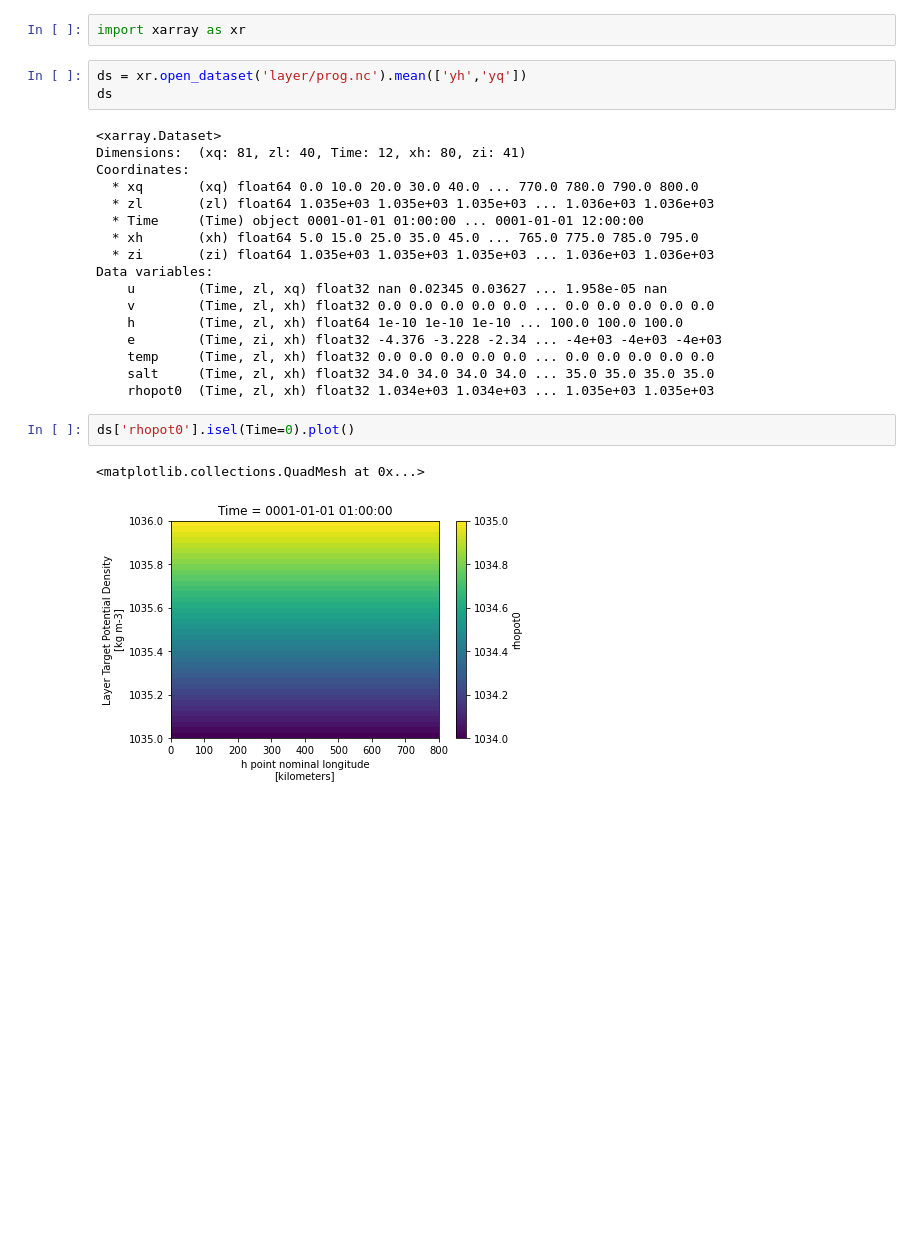
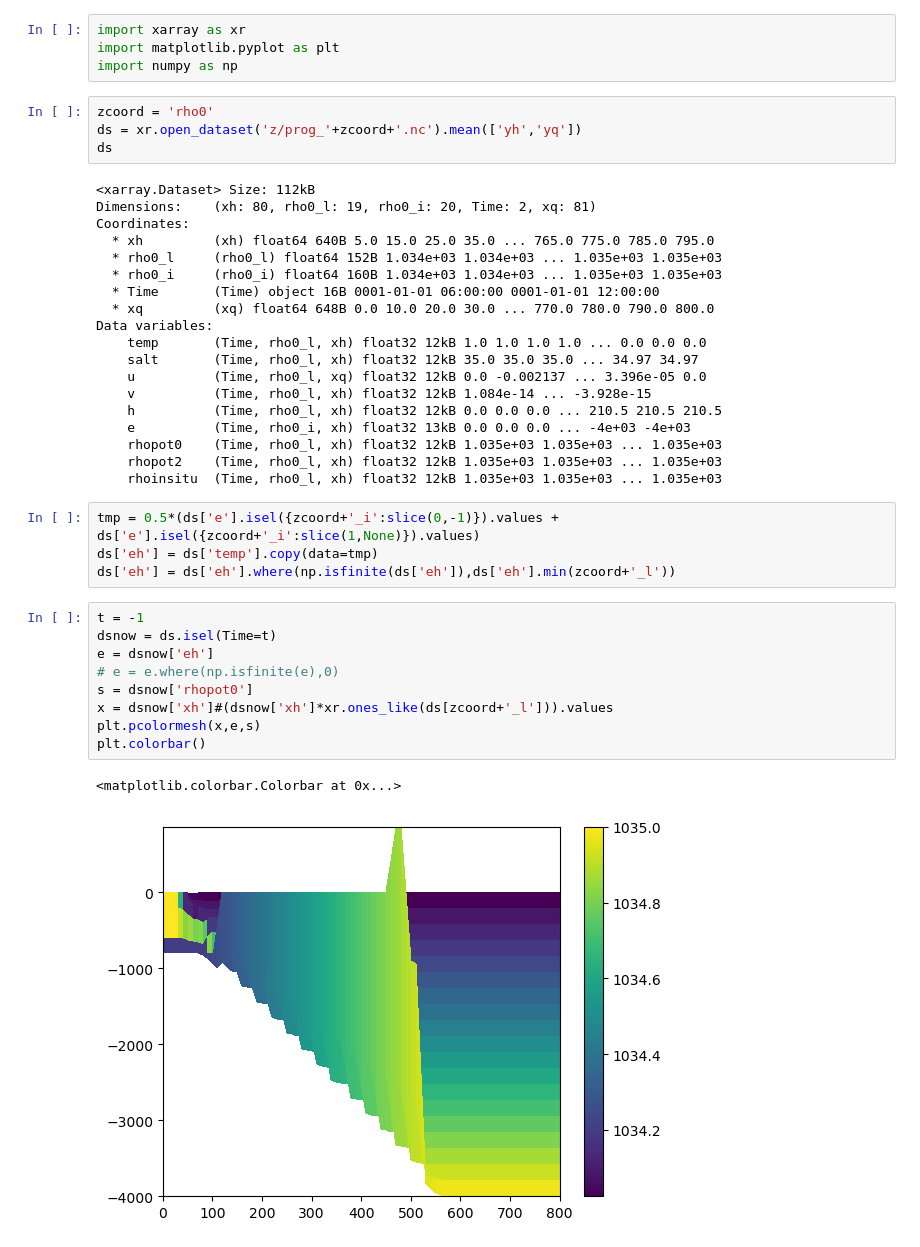
Before and after one commit to gmacgilchrist/MOM6-examples, a Jupyter notebook: ocean_only/flow_downslope/gmac_analysis.ipynb, the cells around one changed output. Drawn from its saved outputs; the diff is of its cells as text; blank space fills up the shorter version.

Commit message:
improves visualization of diagnostics

```diff
--- a/ocean_only/flow_downslope/gmac_analysis.ipynb
+++ b/ocean_only/flow_downslope/gmac_analysis.ipynb
@@ -1,27 +1,43 @@
 # %%
 import xarray as xr
+import matplotlib.pyplot as plt
+import numpy as np
 # %%
-ds = xr.open_dataset('layer/prog.nc').mean(['yh','yq'])
+zcoord = 'rho0'
+ds = xr.open_dataset('z/prog_'+zcoord+'.nc').mean(['yh','yq'])
 ds
 # %% [output]
-<xarray.Dataset>
-Dimensions:  (xq: 81, zl: 40, Time: 12, xh: 80, zi: 41)
+<xarray.Dataset> Size: 112kB
+Dimensions:    (xh: 80, rho0_l: 19, rho0_i: 20, Time: 2, xq: 81)
 Coordinates:
-  * xq       (xq) float64 0.0 10.0 20.0 30.0 40.0 ... 770.0 780.0 790.0 800.0
-  * zl       (zl) float64 1.035e+03 1.035e+03 1.035e+03 ... 1.036e+03 1.036e+03
-  * Time     (Time) object 0001-01-01 01:00:00 ... 0001-01-01 12:00:00
-  * xh       (xh) float64 5.0 15.0 25.0 35.0 45.0 ... 765.0 775.0 785.0 795.0
-  * zi       (zi) float64 1.035e+03 1.035e+03 1.035e+03 ... 1.036e+03 1.036e+03
+  * xh         (xh) float64 640B 5.0 15.0 25.0 35.0 ... 765.0 775.0 785.0 795.0
+  * rho0_l     (rho0_l) float64 152B 1.034e+03 1.034e+03 ... 1.035e+03 1.035e+03
+  * rho0_i     (rho0_i) float64 160B 1.034e+03 1.034e+03 ... 1.035e+03 1.035e+03
+  * Time       (Time) object 16B 0001-01-01 06:00:00 0001-01-01 12:00:00
+  * xq         (xq) float64 648B 0.0 10.0 20.0 30.0 ... 770.0 780.0 790.0 800.0
 Data variables:
-    u        (Time, zl, xq) float32 nan 0.02345 0.03627 ... 1.958e-05 nan
-    v        (Time, zl, xh) float32 0.0 0.0 0.0 0.0 0.0 ... 0.0 0.0 0.0 0.0 0.0
-    h        (Time, zl, xh) float64 1e-10 1e-10 1e-10 ... 100.0 100.0 100.0
-    e        (Time, zi, xh) float32 -4.376 -3.228 -2.34 ... -4e+03 -4e+03 -4e+03
-    temp     (Time, zl, xh) float32 0.0 0.0 0.0 0.0 0.0 ... 0.0 0.0 0.0 0.0 0.0
-    salt     (Time, zl, xh) float32 34.0 34.0 34.0 34.0 ... 35.0 35.0 35.0 35.0
-    rhopot0  (Time, zl, xh) float32 1.034e+03 1.034e+03 ... 1.035e+03 1.035e+03
+    temp       (Time, rho0_l, xh) float32 12kB 1.0 1.0 1.0 1.0 ... 0.0 0.0 0.0
+    salt       (Time, rho0_l, xh) float32 12kB 35.0 35.0 35.0 ... 34.97 34.97
+    u          (Time, rho0_l, xq) float32 12kB 0.0 -0.002137 ... 3.396e-05 0.0
+    v          (Time, rho0_l, xh) float32 12kB 1.084e-14 ... -3.928e-15
+    h          (Time, rho0_l, xh) float32 12kB 0.0 0.0 0.0 ... 210.5 210.5 210.5
+    e          (Time, rho0_i, xh) float32 13kB 0.0 0.0 0.0 ... -4e+03 -4e+03
+    rhopot0    (Time, rho0_l, xh) float32 12kB 1.035e+03 1.035e+03 ... 1.035e+03
+    rhopot2    (Time, rho0_l, xh) float32 12kB 1.035e+03 1.035e+03 ... 1.035e+03
+    rhoinsitu  (Time, rho0_l, xh) float32 12kB 1.035e+03 1.035e+03 ... 1.035e+03
-# %%
-ds['rhopot0'].isel(Time=0).plot()
-# %% [output]
-<matplotlib.collections.QuadMesh at 0x...>
-[figure, removed]
+# %%
+tmp = 0.5*(ds['e'].isel({zcoord+'_i':slice(0,-1)}).values + ds['e'].isel({zcoord+'_i':slice(1,None)}).values)
+ds['eh'] = ds['temp'].copy(data=tmp)
+ds['eh'] = ds['eh'].where(np.isfinite(ds['eh']),ds['eh'].min(zcoord+'_l'))
+# %%
+t = -1
+dsnow = ds.isel(Time=t)
+e = dsnow['eh']
+# e = e.where(np.isfinite(e),0)
+s = dsnow['rhopot0']
+x = dsnow['xh']#(dsnow['xh']*xr.ones_like(ds[zcoord+'_l'])).values
+plt.pcolormesh(x,e,s)
+plt.colorbar()
+# %% [output]
+<matplotlib.colorbar.Colorbar at 0x...>
+[figure, added]
```
Also changed, not shown: 4 other files.
